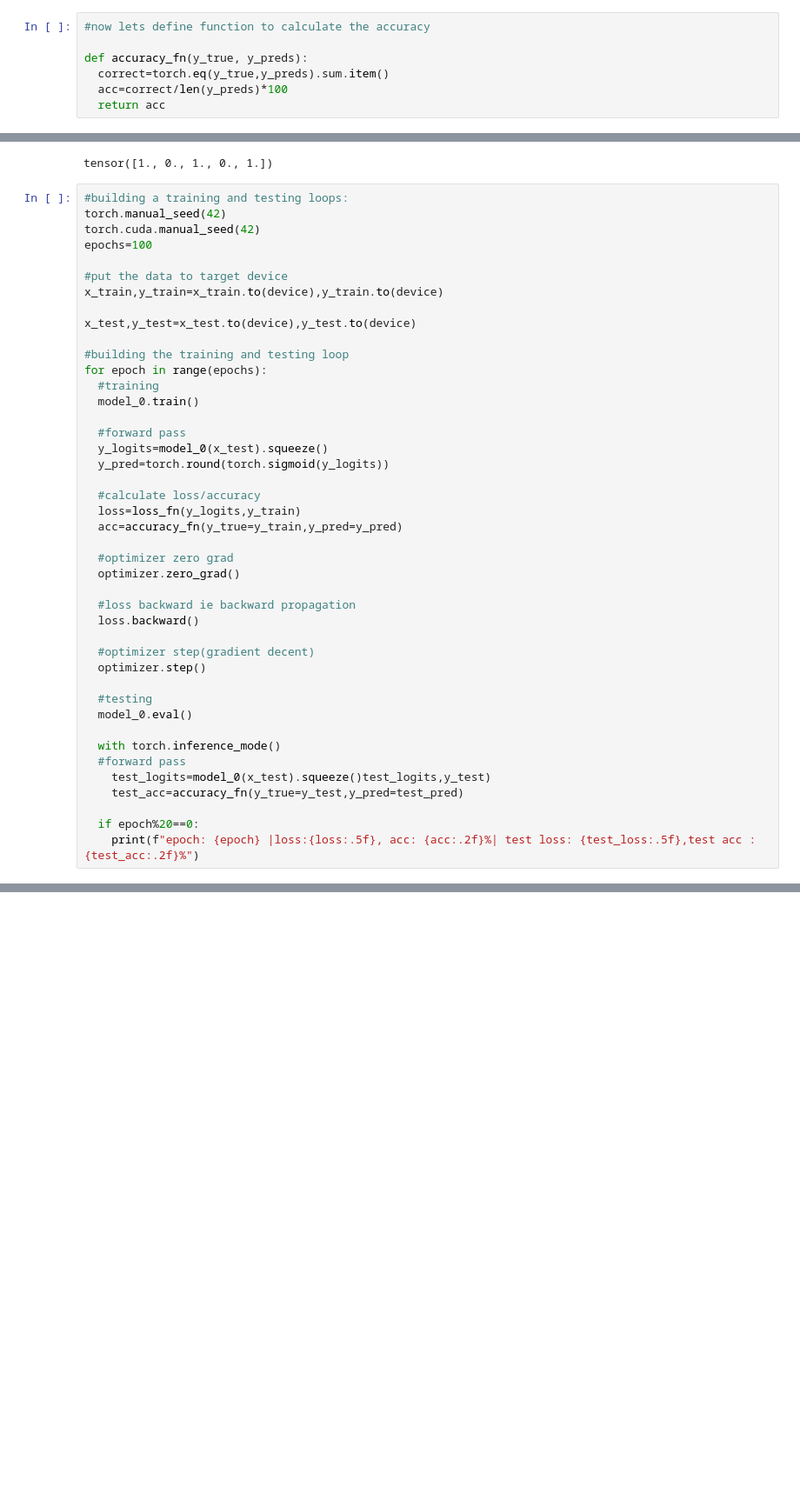
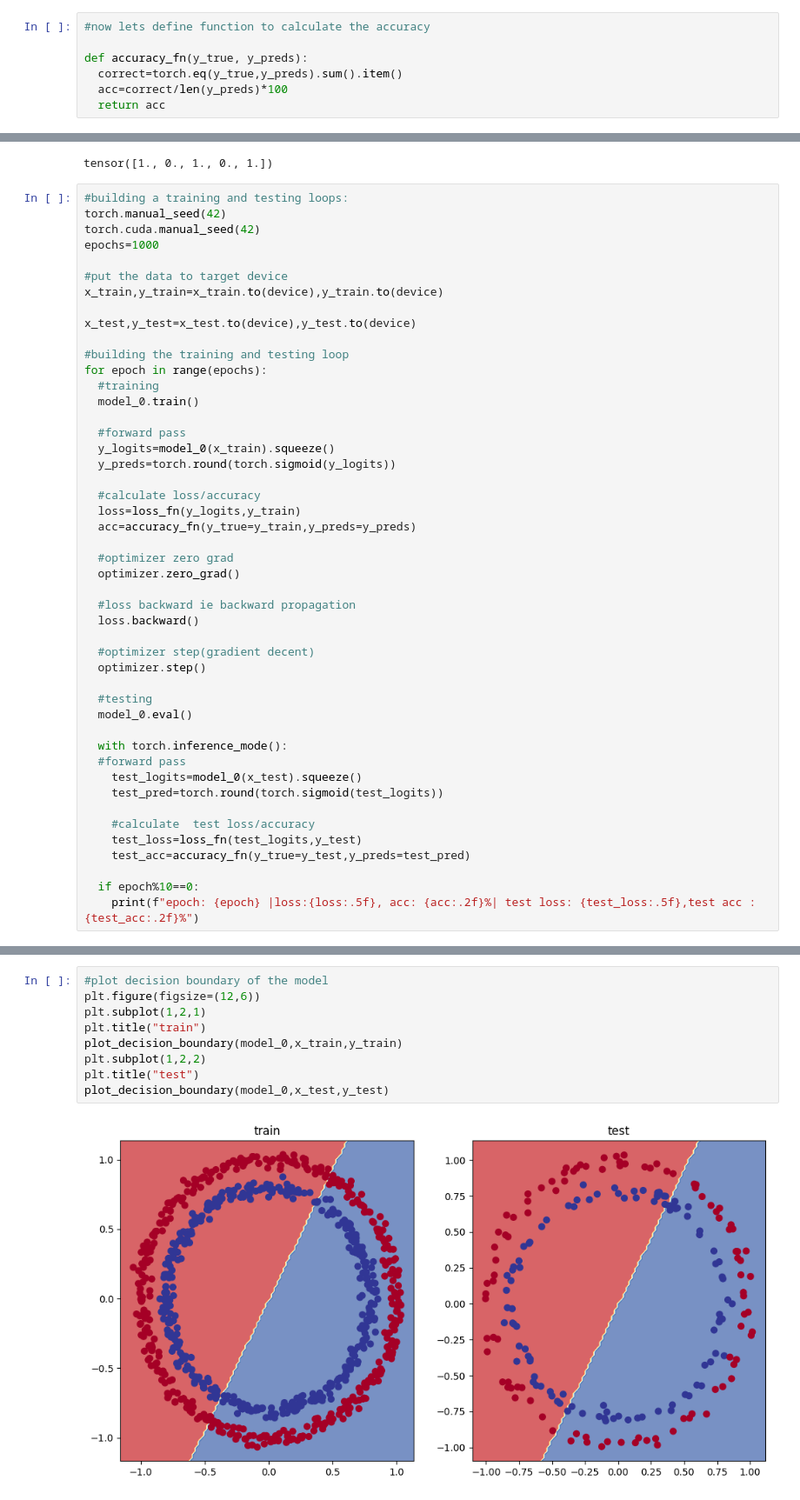
Before and after one commit to 404saugat404/pytorch, a Jupyter notebook: pytorch/nn_classification.ipynb, the cells around one changed output, grey strips where cells are left out. Shown at 87% size. Cells and saved outputs as stored; diff of their text form; blank space fills up the shorter version.

```diff
--- a/pytorch/nn_classification.ipynb
+++ b/pytorch/nn_classification.ipynb
@@ -267,7 +267,7 @@ optimizer=torch.optim.SGD(params=model_0.parameters(),lr=0.01)
 #now lets define function to calculate the accuracy
 
 def accuracy_fn(y_true, y_preds):
-  correct=torch.eq(y_true,y_preds).sum.item()
+  correct=torch.eq(y_true,y_preds).sum().item()
   acc=correct/len(y_preds)*100
   return acc
 # %%
@@ -330,7 +330,7 @@ tensor([1., 0., 1., 0., 1.])
 #building a training and testing loops:
 torch.manual_seed(42)
 torch.cuda.manual_seed(42)
-epochs=100
+epochs=1000
 
 #put the data to target device
 x_train,y_train=x_train.to(device),y_train.to(device)
@@ -343,12 +343,12 @@ for epoch in range(epochs):
   model_0.train()
 
   #forward pass
-  y_logits=model_0(x_test).squeeze()
-  y_pred=torch.round(torch.sigmoid(y_logits))
+  y_logits=model_0(x_train).squeeze()
+  y_preds=torch.round(torch.sigmoid(y_logits))
 
   #calculate loss/accuracy
   loss=loss_fn(y_logits,y_train)
-  acc=accuracy_fn(y_true=y_train,y_pred=y_pred)
+  acc=accuracy_fn(y_true=y_train,y_preds=y_preds)
 
   #optimizer zero grad
   optimizer.zero_grad()
@@ -362,10 +362,14 @@ for epoch in range(epochs):
   #testing
   model_0.eval()
 
-  with torch.inference_mode()
+  with torch.inference_mode():
   #forward pass
-    test_logits=model_0(x_test).squeeze()test_logits,y_test)
-    test_acc=accuracy_fn(y_true=y_test,y_pred=test_pred)
+    test_logits=model_0(x_test).squeeze()
+    test_pred=torch.round(torch.sigmoid(test_logits))
 
-  if epoch%20==0:
+    #calculate  test loss/accuracy
+    test_loss=loss_fn(test_logits,y_test)
+    test_acc=accuracy_fn(y_true=y_test,y_preds=test_pred)
+
+  if epoch%10==0:
     print(f"epoch: {epoch} |loss:{loss:.5f}, acc: {acc:.2f}%| test loss: {test_loss:.5f},test acc : {test_acc:.2f}%")
@@ -371,0 +418,11 @@ for epoch in range(epochs):
+# %%
+#plot decision boundary of the model
+plt.figure(figsize=(12,6))
+plt.subplot(1,2,1)
+plt.title("train")
+plot_decision_boundary(model_0,x_train,y_train)
+plt.subplot(1,2,2)
+plt.title("test")
+plot_decision_boundary(model_0,x_test,y_test)
+# %% [output]
+[figure, added]
```
Also changed, not shown: parts of 34 cells of this notebook.
